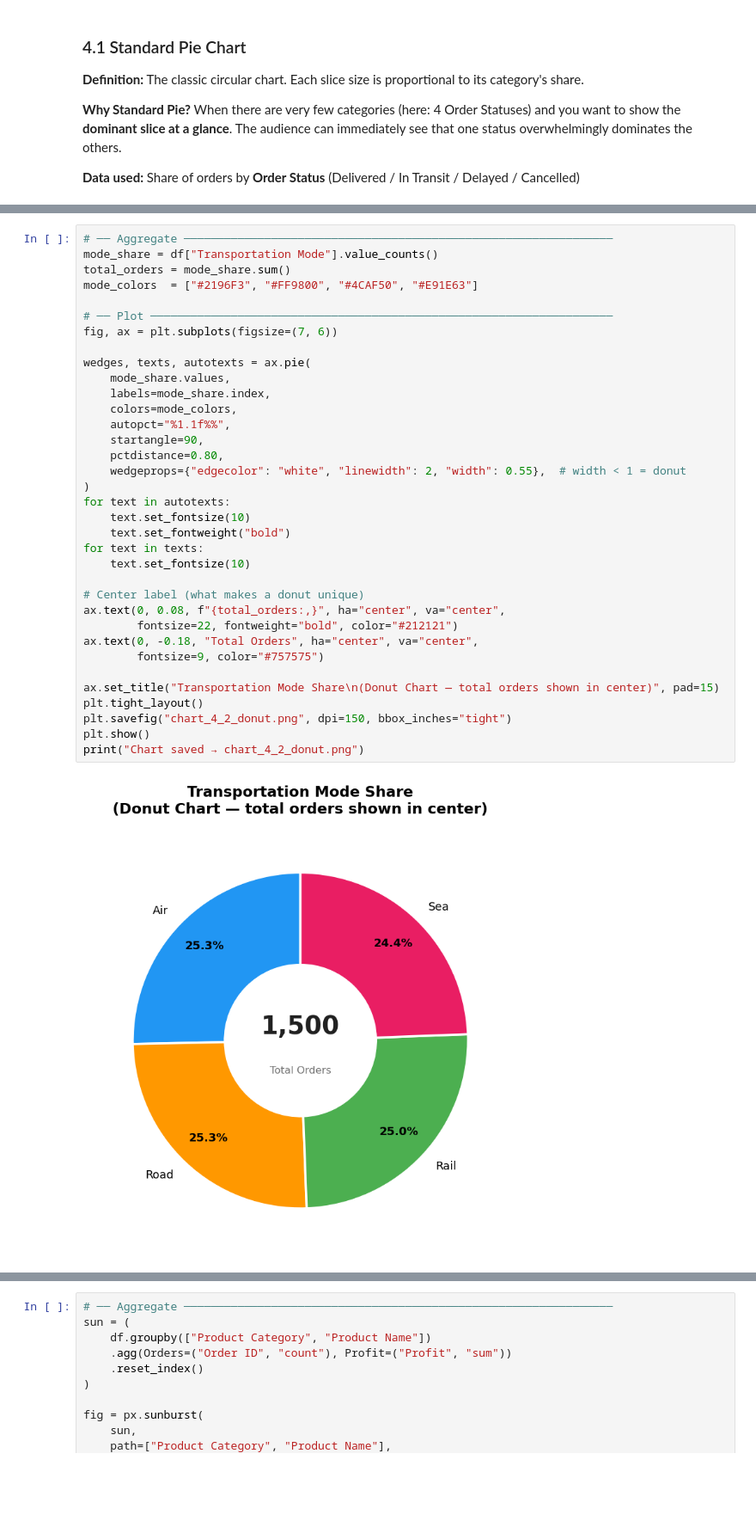
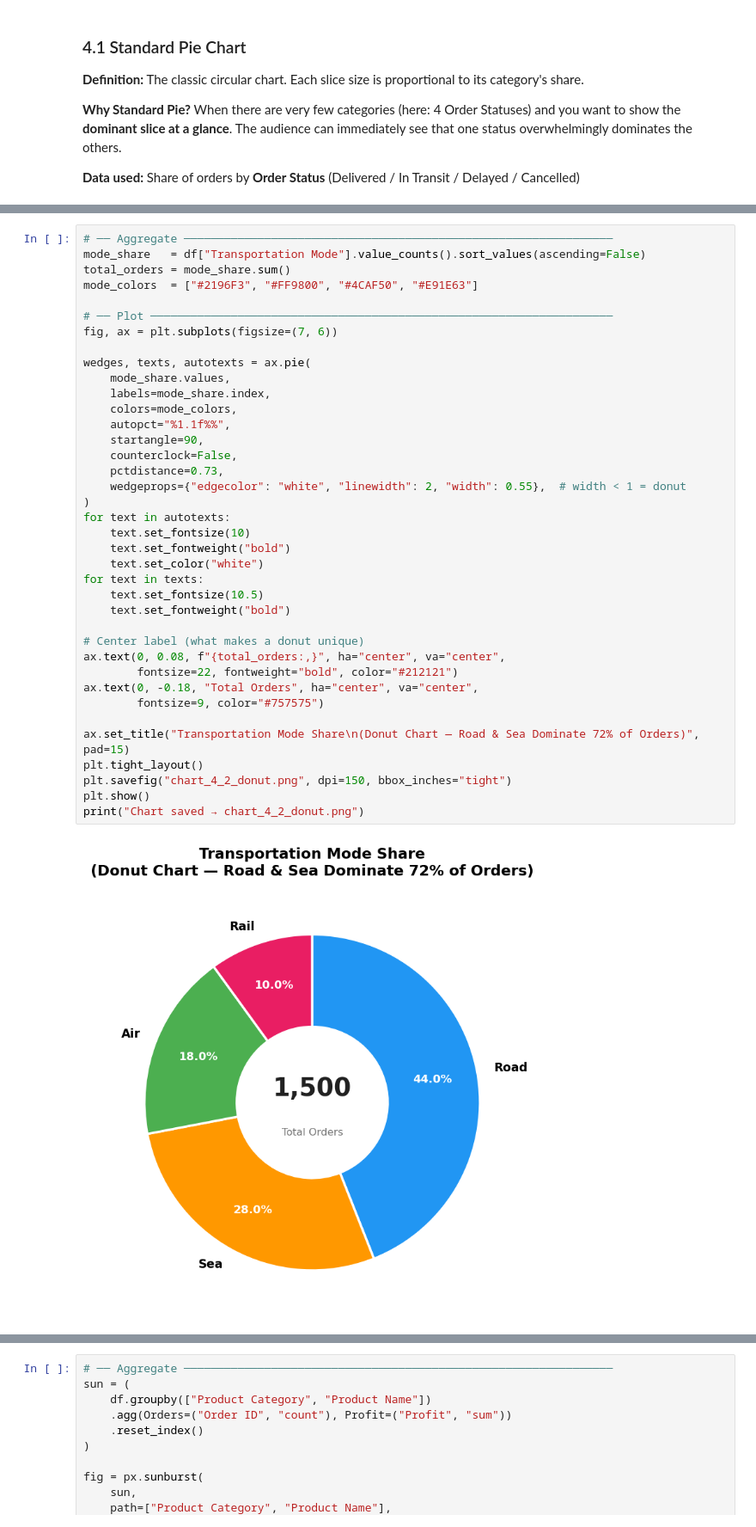
Before and after one commit to Tayyab1805/Project---Data-Viz, a Jupyter notebook: DataVisualization_SupplyChain.ipynb, the cells around one changed output, grey strips where cells are left out. Shown at 86% size. Drawn from its saved outputs; the diff is of its cells as text; blank space fills up the shorter version.

```diff
--- a/DataVisualization_SupplyChain.ipynb
+++ b/DataVisualization_SupplyChain.ipynb
@@ -721,39 +721,42 @@ the hole reduces the visual weight and makes slice sizes slightly easier to comp
 **Data used:** Share of orders by **Transportation Mode** with total orders in the center.
 # %%
 # ── Aggregate ────────────────────────────────────────────────────────────────
-mode_share = df["Transportation Mode"].value_counts()
+mode_share   = df["Transportation Mode"].value_counts().sort_values(ascending=False)
 total_orders = mode_share.sum()
 mode_colors  = ["#2196F3", "#FF9800", "#4CAF50", "#E91E63"]
 
 # ── Plot ─────────────────────────────────────────────────────────────────────
 fig, ax = plt.subplots(figsize=(7, 6))
 
 wedges, texts, autotexts = ax.pie(
     mode_share.values,
     labels=mode_share.index,
     colors=mode_colors,
     autopct="%1.1f%%",
     startangle=90,
-    pctdistance=0.80,
+    counterclock=False,
+    pctdistance=0.73,
     wedgeprops={"edgecolor": "white", "linewidth": 2, "width": 0.55},  # width < 1 = donut
 )
 for text in autotexts:
     text.set_fontsize(10)
     text.set_fontweight("bold")
+    text.set_color("white")
 for text in texts:
-    text.set_fontsize(10)
+    text.set_fontsize(10.5)
+    text.set_fontweight("bold")
 
 # Center label (what makes a donut unique)
 ax.text(0, 0.08, f"{total_orders:,}", ha="center", va="center",
         fontsize=22, fontweight="bold", color="#212121")
 ax.text(0, -0.18, "Total Orders", ha="center", va="center",
         fontsize=9, color="#757575")
 
-ax.set_title("Transportation Mode Share\n(Donut Chart — total orders shown in center)", pad=15)
+ax.set_title("Transportation Mode Share\n(Donut Chart — Road & Sea Dominate 72% of Orders)", pad=15)
 plt.tight_layout()
 plt.savefig("chart_4_2_donut.png", dpi=150, bbox_inches="tight")
 plt.show()
 print("Chart saved → chart_4_2_donut.png")
 # %% [output]
-[figure, old version]
+[figure, new version]
 Chart saved → chart_4_2_donut.png
```
Also changed, not shown: parts of 37 cells of this notebook, 10 other files.
